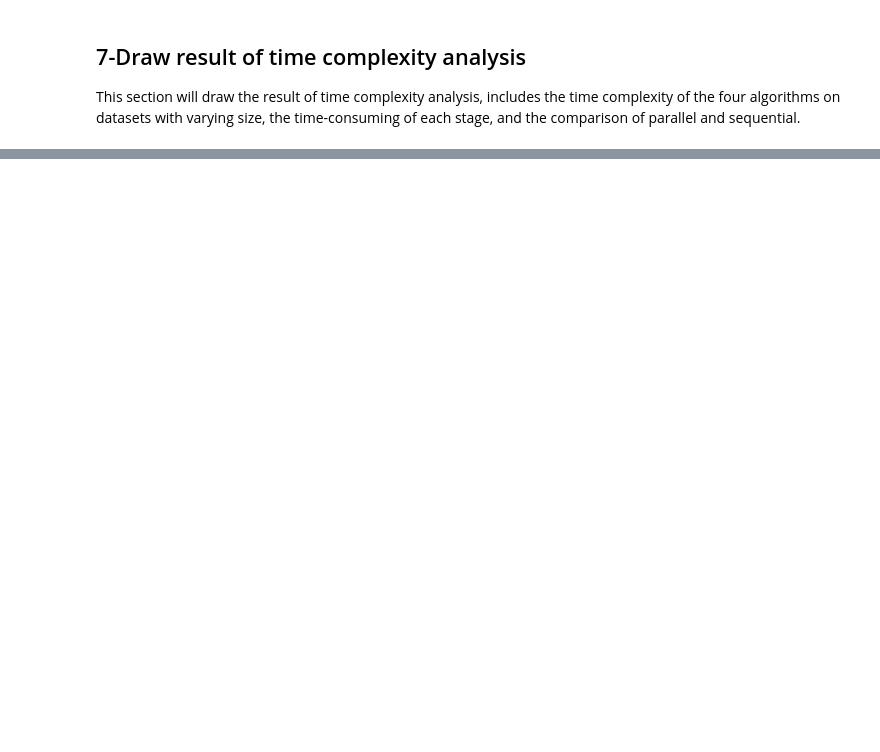
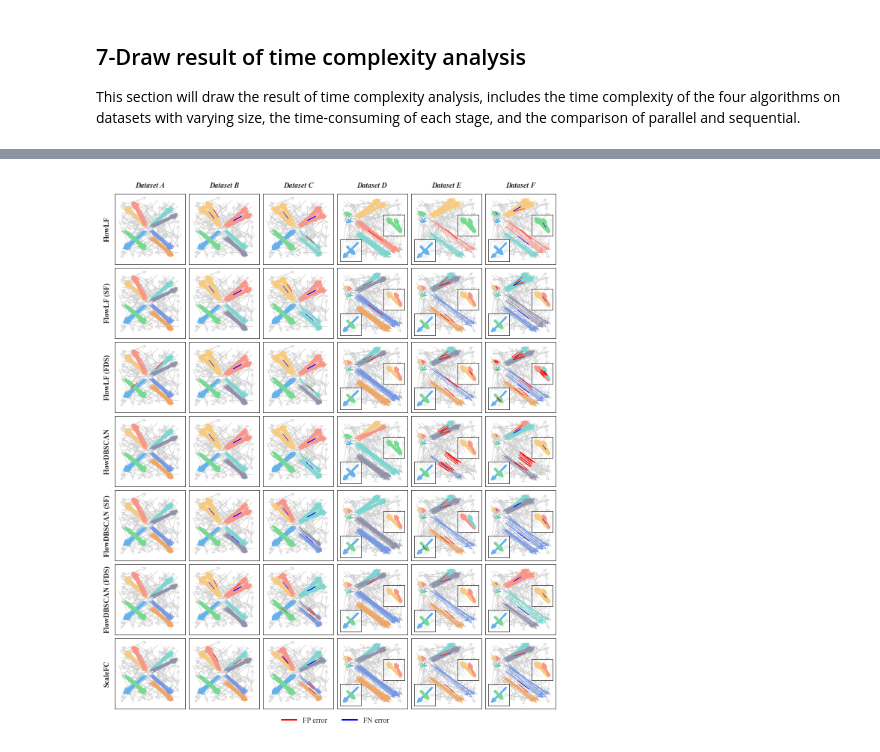
Before and after one commit to ZPGuiGroupWhu/ScaleFC, a Jupyter notebook: DrawFigures.ipynb, the cells around one changed output, grey strips where cells are left out. Drawn from its saved outputs; the diff is of its cells as text; code cells hidden in the pictures; blank space fills up the shorter version.

```diff
--- a/DrawFigures.ipynb
+++ b/DrawFigures.ipynb
@@ -1365,0 +1381,91 @@ plt.show()
+# %%
+def get_fig_and_axes(row_num, col_num, A4_width=6.05):
+    # 整个大图的边缘
+    left_margin = 0.08
+    right_margin = 0.08
+    bottom_margin = 0.08
+    top_margin = 0.15
+
+    twofigs_margin = 0.05
+
+    # 8.27是A4的宽度，单位英寸
+    sf_size = (A4_width - right_margin - left_margin - twofigs_margin * (col_num - 1)) / col_num
+    sf_size = math.floor(sf_size * 100) / 100
+
+    figsize = (left_margin + right_margin + col_num * sf_size + (col_num - 1) * twofigs_margin,
+            row_num * sf_size + bottom_margin + top_margin + (row_num - 1) * twofigs_margin)
+
+
+    # 根据0,0计算出坐标的大小
+    func = lambda a, b: ((left_margin + b * (sf_size + twofigs_margin))/figsize[0],
+                (bottom_margin + (row_num - 1 - a) * (sf_size + twofigs_margin))/ figsize[1],
+                sf_size / figsize[0] ,
+                sf_size / figsize[1])
+
+    # 创建数组
+    # print(figsize)
+    axes = np.empty((row_num, col_num), dtype=object)
+    fig = plt.figure(figsize=figsize)
+    for a in range(row_num):
+        for b in range(col_num):
+            cur_ax = fig.add_axes(func(a, b))
+            # cur_ax.scatter(0, 0)
+            axes[a, b] = cur_ax
+            for spine in cur_ax.spines.values():
+                spine.set_linewidth(0.5)  # 粗细，可以根据需要调整
+
+    return fig, axes
+
+
+def str_to_array(s):
+    import re
+    return np.array([int(x) for x in re.findall(r'-?\d+', s)])
+df = pd.read_csv('result/synthetic_clustering_resuls_with_sf_and_Tao_dis.csv', converters={'RealLabel': str_to_array, 'PredLabel': str_to_array})
+
+newrow_num = 7
+newcol_num = 6
+fig, axs = get_fig_and_axes(newrow_num, newcol_num)
+
+# 确保数据量不超过图的容量
+data_df = df.iloc[:newrow_num * newcol_num]
+
+index = -1
+for _, row in data_df.iterrows():
+    index += 1
+    name = row['DataName'].split()[1]
+    OD = ODS[name]
+    pred_label = row["PredLabel"]
+    real_label = row["RealLabel"]
+    cur_ax = axs[index % newrow_num, index // newrow_num]
+    inset = False
+    if row["DataName"] in ("Dataset D", "Dataset E", "Dataset F"):
+        inset = True
+    flow_draw_cluster_fp_fn_error_by_lines2(
+        OD, real_label, pred_label,
+        draw_cluster_with_label_kwargs=dict(color_generator='feature', title="", new_color_gen=True, ax=cur_ax, lw=0.5, noise_flow_color="#d0d0d0"),
+        fn_line_kwargs={'color': 'red', 'zorder': 9, "lw": 0.5},
+        fp_line_kwargs={'color': 'blue', 'zorder': 9, "lw": 0.5},
+        draw_inset=inset
+    )
+
+    if index % newrow_num == 0:
+        cur_ax.set_title(row['DataName'], fontweight='bold', fontstyle='italic')
+    if index // newrow_num == 0:
+        cur_ax.set_ylabel(row['AlgoName'], fontweight='bold')
+
+    for spine in cur_ax.spines.values():
+        spine.set_linewidth(0.5)  # 粗细，可以根据需要调整
+
+# 单独处理图例
+legend_handles = [
+    Line2D([0], [0], color="red", lw=1.5, label="FP error"),
+    Line2D([0], [0], color="blue", lw=1.5, label="FN error")
+]
+fig.legend(handles=legend_handles, loc='lower center', ncol=2, bbox_to_anchor=(0.5, -0.03), frameon=False)
+plt.tight_layout()
+# fig.savefig("Fig/Fig-t1.png", bbox_inches='tight', dpi=600)
+# fig.savefig("Fig/Fig-t1.svg", bbox_inches='tight')
+plt.show()
+# plt.close()
+# %% [output]
+[figure, added]
```
Also changed, not shown: parts of 12 cells of this notebook, 13 other files.
